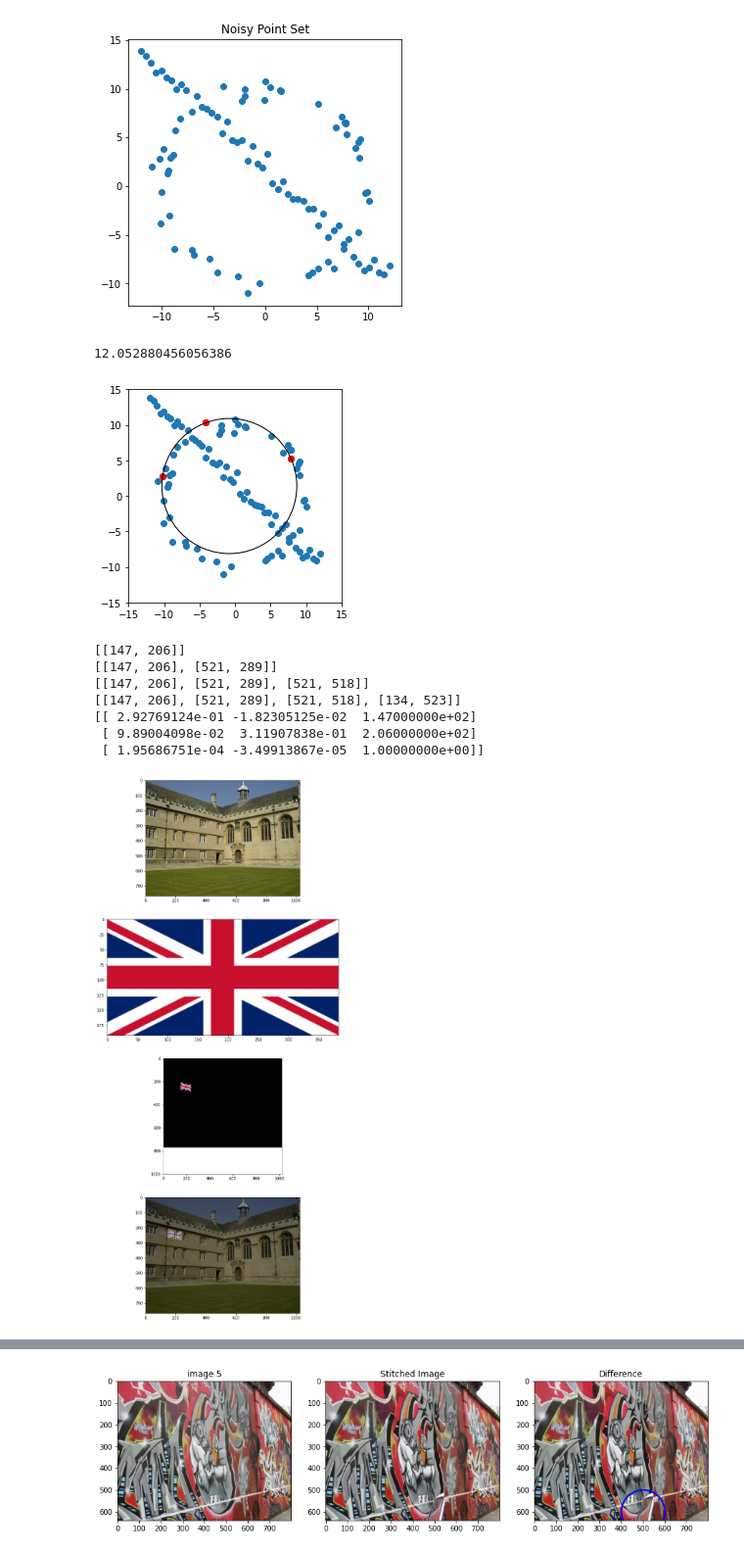
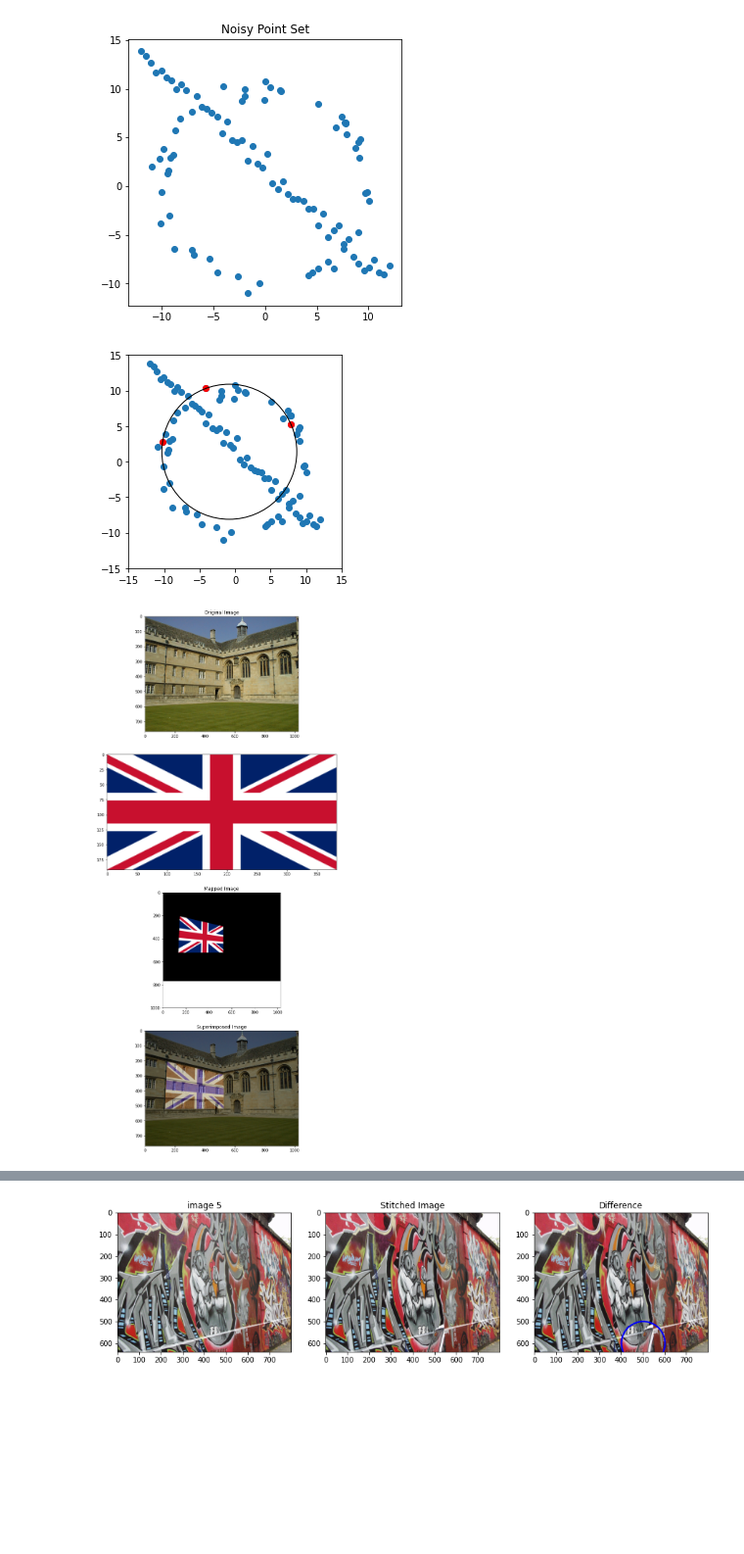
Before and after one commit to DilshiTP/Image-Processing, a Jupyter notebook: Assignments/190626H-Assignment_2.ipynb, the cells around one changed output, grey strips where cells are left out. Shown at 98% size. Saved outputs shown, nothing was run; the diff lists cells and outputs as text; code cells hidden in the pictures; blank space fills up the shorter version.

```diff
--- a/Assignments/190626H-Assignment_2.ipynb
+++ b/Assignments/190626H-Assignment_2.ipynb
@@ -30,27 +35,21 @@ plt.show()
 # %% [output]
 [figure]
 # %%
-def define_circle(p1, p2, p3):
-
+def circle(p1, p2, p3):
     temp = p2[0] * p2[0] + p2[1] * p2[1]
     bc = (p1[0] * p1[0] + p1[1] * p1[1] - temp) / 2
     cd = (temp - p3[0] * p3[0] - p3[1] * p3[1]) / 2
     det = (p1[0] - p2[0]) * (p2[1] - p3[1]) - (p2[0] - p3[0]) * (p1[1] - p2[1])
-
     if abs(det) < 1.0e-6:
         return (None, np.inf)
-
     x = (bc*(p2[1] - p3[1]) - cd*(p1[1] - p2[1])) / det
     y = ((p1[0] - p2[0]) * cd - (p2[0] - p3[0]) * bc) / det
     return ((x, y), np.sqrt((x - p1[0])**2 + (y - p1[1])**2))
-
 p = 0.8
 e = 0.5
 s = 3
 N = np.log10(1-p)/np.log10(1-(1-e)**s)
-print(N)
 max_k = 0
-
 for i in range(int(N)):
     ind1 = np.random.randint(0, 2*half_n)
     ind2 = np.random.randint(0, 2*half_n)
@@ -58,19 +57,15 @@ for i in range(int(N)):
     c_1 = [X[..., 0][ind1], X[..., 1][ind1]]
     c_2 = [X[..., 0][ind2], X[..., 1][ind2]]
     c_3 = [X[..., 0][ind3], X[..., 1][ind3]]
-
-    cen, rad = define_circle(c_1, c_2, c_3)
+    cen, rad = circle(c_1, c_2, c_3)
     k = 0
-
     for i in range(half_n):
         a, b = X[..., 0][i], X[..., 1][i]
         if cen is None: continue
         dis2 = np.sqrt((a-cen[0])**2 + (b - cen[1])**2)
         r = rad
-
         if r-t_ < dis2 < r + t_:
             k+=1
-
     if max_k < k:
         max_k = k
         f_c1, f_c2, f_c3 = c_1, c_2, c_3
@@ -87,67 +82,57 @@ plt.scatter(X[..., 0], X[..., 1] )
 plt.scatter(np.array((f_c1, f_c2, f_c3))[..., 0], np.array((f_c1, f_c2, f_c3))[..., 1], color = 'r')
 plt.show()
 # %% [output]
-12.052880456056386
 [figure]
 # %%
 #Question_2
 import cv2 as cv
 
-dst_cordinate = []
-def click_event(event, x, y, flags, params):
+cordinate = []
+def click(event, x, y, flags, params):
 
     if event == cv.EVENT_LBUTTONDOWN:
-        dst_cordinate.append([x,y])
-        print(dst_cordinate)
-        if len(dst_cordinate) == 4: cv.destroyAllWindows()
+        cordinate.append([x,y])
+        if len(cordinate) == 4: cv.destroyAllWindows()
 
 img = cv.imread('images/001.jpg', 1)
 assert img is not None
-
-
 cv.imshow('image', img)
-cv.setMouseCallback('image', click_event)
+cv.setMouseCallback('image', click)
 cv.waitKey(0)
 cv.destroyAllWindows()
 
-src_cordinate = [[0, 0], [1960, 0], [1960, 960], [0, 960]]
-H, status = cv.findHomography(np.array(src_cordinate), np.array(dst_cordinate))
-print(H)
+src_cordinate = [[0, 0], [380, 0], [380, 190], [0, 190]]
+H, status = cv.findHomography(np.array(src_cordinate), np.array(cordinate))
 im4 = cv.imread('Flag_of_the_United_Kingdom.svg.png')
 assert im4 is not None
 
-im1to4 = cv.warpPerspective(im4, H, (np.shape(img)[1], np.shape(img)[0]))
+im3 = cv.warpPerspective(im4, H, (np.shape(img)[1], np.shape(img)[0]))
 
 im1= cv.cvtColor(img, cv.COLOR_BGR2RGB)
 im4= cv.cvtColor(im4, cv.COLOR_BGR2RGB)
-im1to4= cv.cvtColor(im1to4, cv.COLOR_BGR2RGB)
+im3= cv.cvtColor(im3, cv.COLOR_BGR2RGB)
 
-dst = cv.addWeighted(img, 0.6, im1to4, 0.4, 0.0)
+dst = cv.addWeighted(img, 0.6, im3, 0.4, 0.0)
 dst = cv.cvtColor(dst, cv.COLOR_BGR2RGB)
 
 fig, ax = plt.subplots(4, 1, figsize=(25, 25))
 
 ax[0].imshow(im1)
+ax[0].set_title('Original Image')
 ax[1].imshow(im4)
-ax[2].imshow(im1to4)
+ax[2].imshow(im3)
+ax[2].set_title('Mapped Image')
 ax[2].set_ylim([1000, 0])
-ax[2].set_aspect('equal')
 ax[3].imshow(dst)
+ax[3].set_title('Superimposed Image')
 plt.show()
 
 
 cv.imshow('dst', dst)
 cv.waitKey(0)
 cv.destroyAllWindows()
 # %% [output]
-[[147, 206]]
-[[147, 206], [521, 289]]
-[[147, 206], [521, 289], [521, 518]]
-[[147, 206], [521, 289], [521, 518], [134, 523]]
-[[ 2.92769124e-01 -1.82305125e-02  1.47000000e+02]
- [ 9.89004098e-02  3.11907838e-01  2.06000000e+02]
- [ 1.95686751e-04 -3.49913867e-05  1.00000000e+00]]
-[figure, old version]
+[figure, new version]
 # %%
 #Question 3
 import cv2 as cv
```
Also changed, not shown: parts of 4 cells of this notebook.
